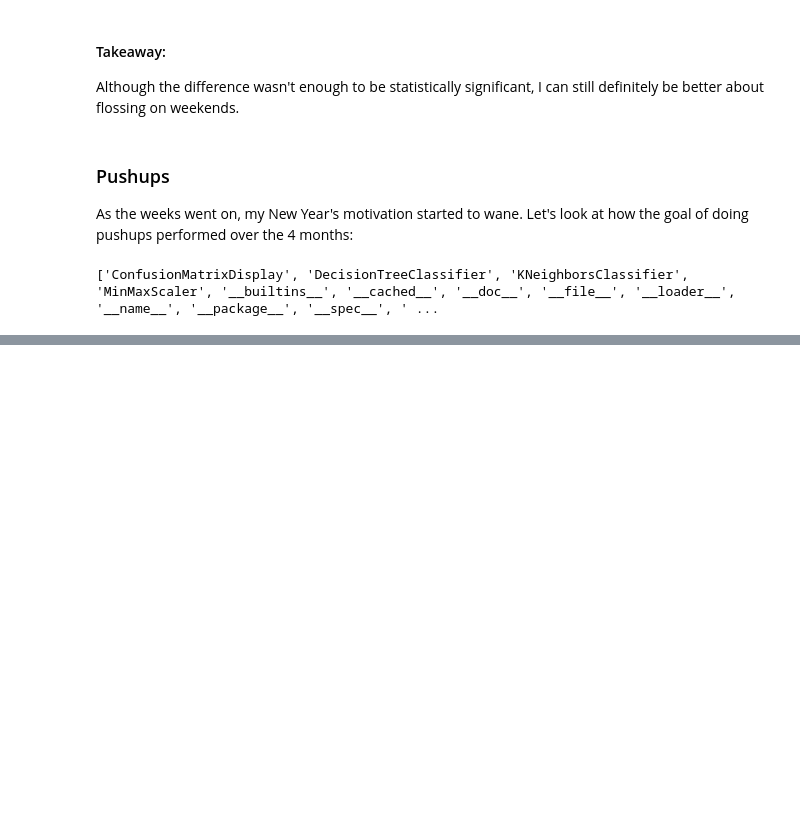
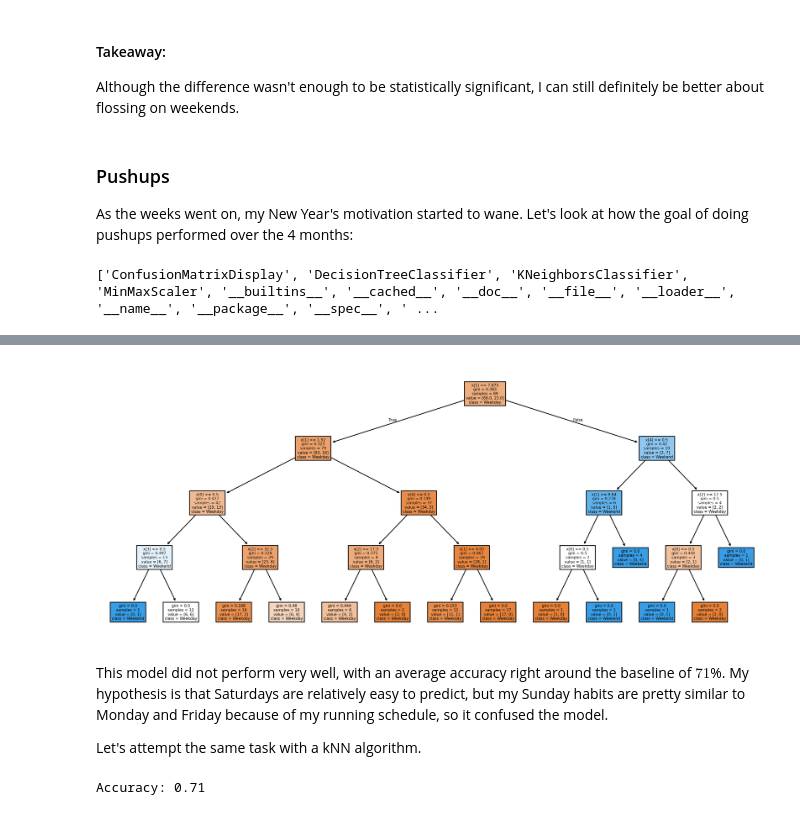
Before and after one commit to CharlieRing4/CPSC222FinalProject, a Jupyter notebook: QuantifiedSelfEDA.ipynb, the cells around one changed output, grey strips where cells are left out. Cells and saved outputs as stored; diff of their text form; code cells hidden in the pictures; blank space fills up the shorter version.

```diff
--- a/QuantifiedSelfEDA.ipynb
+++ b/QuantifiedSelfEDA.ipynb
@@ -202,0 +262,17 @@ utilities.decision_tree(merged_df)
+# %%
+plt.figure(layout='constrained',dpi=300,figsize=(12,5))
+plot_tree(weekly_tree,class_names=['Weekday','Weekend'],filled=True)
+plt.show()
+# %% [output]
+[figure, added]
+# %% [markdown]
+This model did not perform very well, with an average accuracy right around the baseline of $71$%. My hypothesis is that Saturdays are relatively easy to predict, but my Sunday habits are pretty similar to Monday and Friday because of my running schedule, so it confused the model.
+
+ Let's attempt the same task with a kNN algorithm.
+# %%
+knn_clf, knn_y_test, knn_y_preds = utilities.knn_weekend(merged_df)
+knn_cm = confusion_matrix(knn_y_test,knn_y_preds)
+disp = ConfusionMatrixDisplay(tree_cm,display_labels=knn_clf.classes_)
+disp.plot()
+# %% [output]
+Accuracy: 0.71
```
Also changed, not shown: parts of 12 cells of this notebook, 2 other files.
